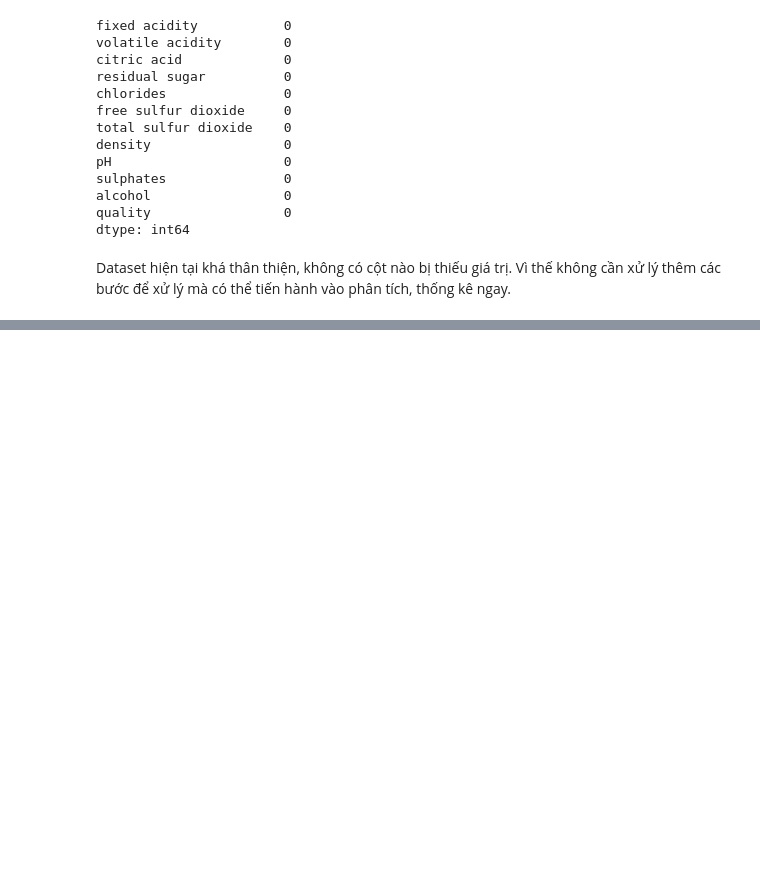
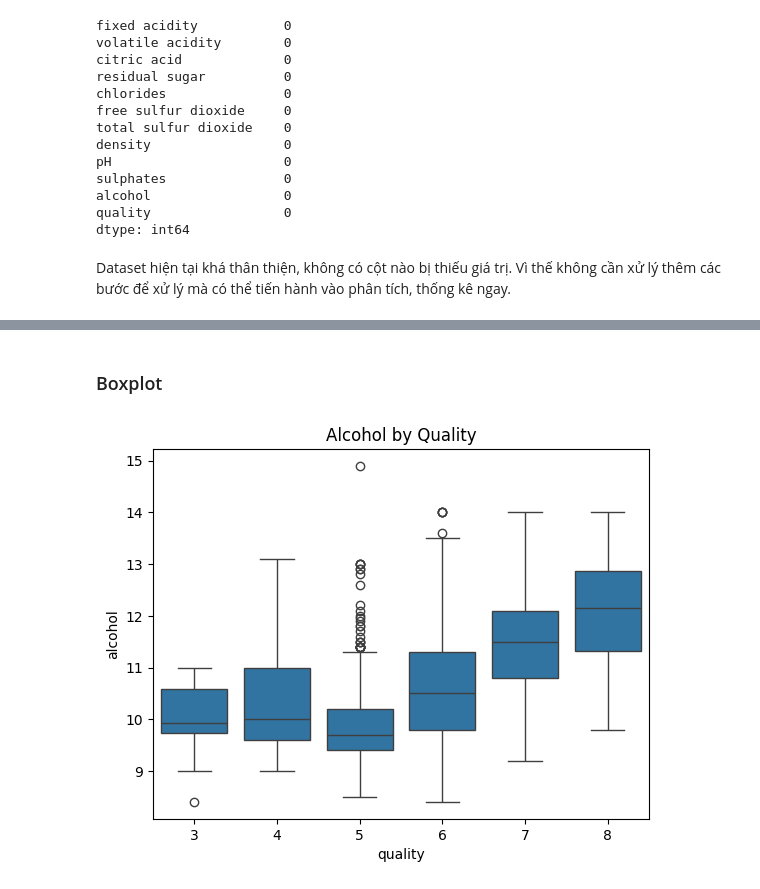
Before and after one commit to nvhao100604/PTDL_2025, a Jupyter notebook: BT4/code/winequality_code.ipynb, the cells around one changed output, grey strips where cells are left out. Cells and saved outputs as stored; diff of their text form; code cells hidden in the pictures; blank space fills up the shorter version.

```diff
--- a/BT4/code/winequality_code.ipynb
+++ b/BT4/code/winequality_code.ipynb
@@ -61,0 +182,8 @@ fig.show()
+# %% [markdown]
+### Boxplot
+# %%
+sns.boxplot(data=df, x='quality', y='alcohol')
+plt.title('Alcohol by Quality')
+plt.show()
+# %% [output]
+[figure, added]
```
Also changed, not shown: parts of 15 cells of this notebook.
